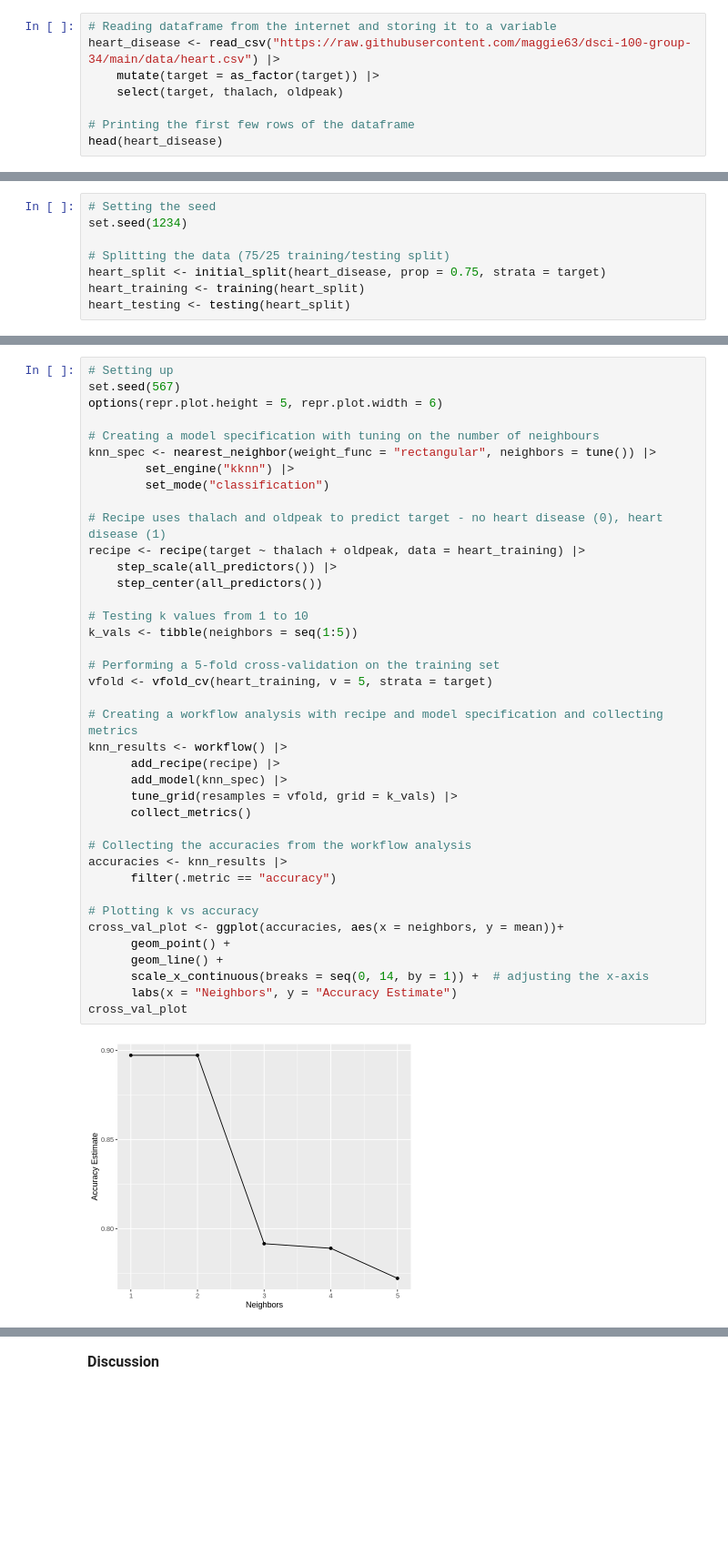
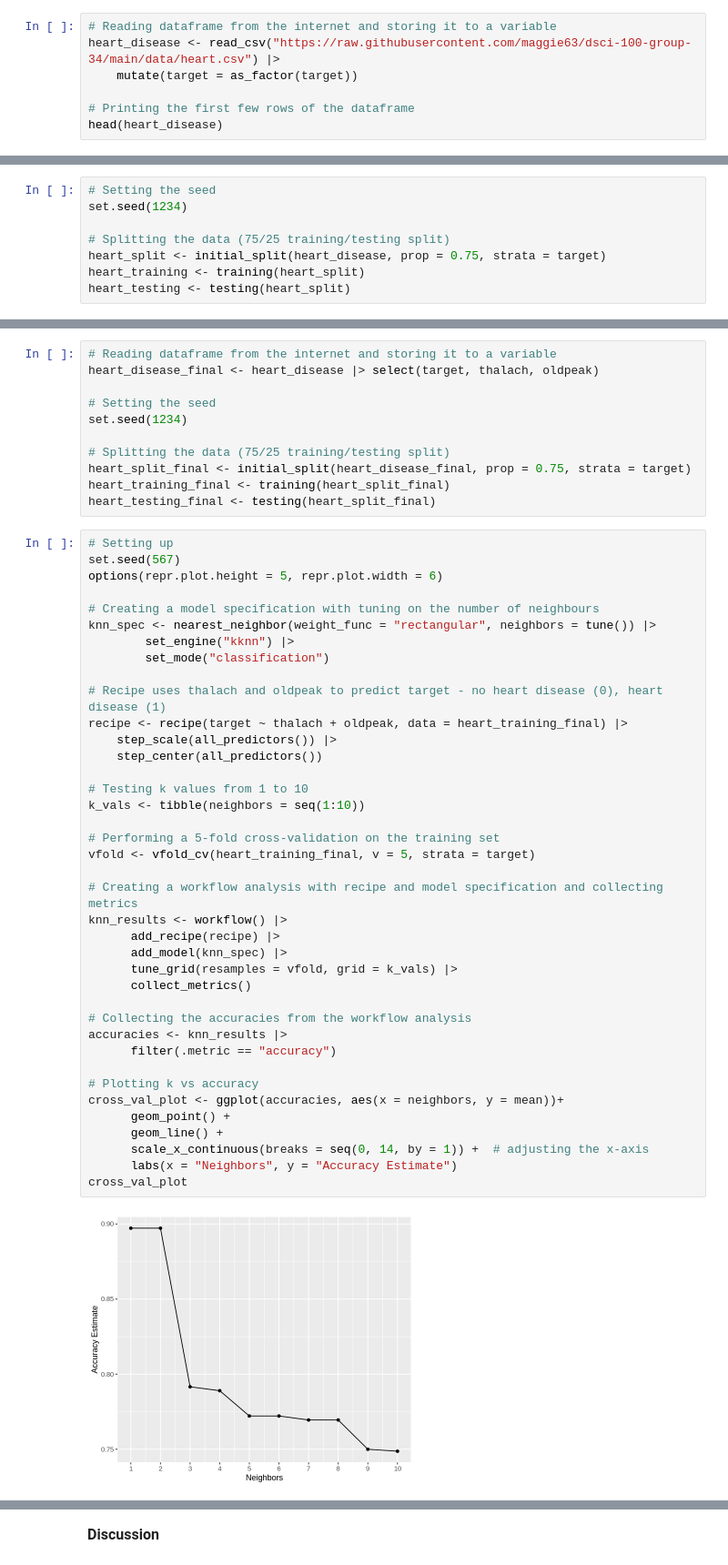
Before and after one commit to maggie63/dsci-100-group-34, a Jupyter notebook: report.ipynb, the cells around one changed output, grey strips where cells are left out. Shown: that part at 91% size. Saved outputs shown, nothing was run; the diff lists cells and outputs as text; blank space fills up the shorter version.

Commit message:
added visualization (danielle's code)

```diff
--- a/report.ipynb
+++ b/report.ipynb
@@ -40,8 +40,7 @@ library(patchwork)
 # %%
 # Reading dataframe from the internet and storing it to a variable
 heart_disease <- read_csv("https://raw.githubusercontent.com/maggie63/dsci-100-group-34/main/data/heart.csv") |>
-    mutate(target = as_factor(target)) |>
-    select(target, thalach, oldpeak)
+    mutate(target = as_factor(target))
 
 # Printing the first few rows of the dataframe
 head(heart_disease)
@@ -73,3 +134,14 @@ heart_testing <- testing(heart_split)
+# %%
+# Reading dataframe from the internet and storing it to a variable
+heart_disease_final <- heart_disease |> select(target, thalach, oldpeak)
+
+# Setting the seed
+set.seed(1234)
+
+# Splitting the data (75/25 training/testing split)
+heart_split_final <- initial_split(heart_disease_final, prop = 0.75, strata = target)
+heart_training_final <- training(heart_split_final)
+heart_testing_final <- testing(heart_split_final)
 # %%
 # Setting up
 set.seed(567)
@@ -80,37 +152,37 @@ knn_spec <- nearest_neighbor(weight_func = "rectangular", neighbors = tune()) |>
         set_engine("kknn") |>
         set_mode("classification")
 
 # Recipe uses thalach and oldpeak to predict target - no heart disease (0), heart disease (1)
-recipe <- recipe(target ~ thalach + oldpeak, data = heart_training) |>
+recipe <- recipe(target ~ thalach + oldpeak, data = heart_training_final) |>
     step_scale(all_predictors()) |>
     step_center(all_predictors())
 
 # Testing k values from 1 to 10
-k_vals <- tibble(neighbors = seq(1:5))
+k_vals <- tibble(neighbors = seq(1:10))
 
 # Performing a 5-fold cross-validation on the training set
-vfold <- vfold_cv(heart_training, v = 5, strata = target)
+vfold <- vfold_cv(heart_training_final, v = 5, strata = target)
 
 # Creating a workflow analysis with recipe and model specification and collecting metrics
 knn_results <- workflow() |>
       add_recipe(recipe) |>
       add_model(knn_spec) |>
       tune_grid(resamples = vfold, grid = k_vals) |>
       collect_metrics()
 
 # Collecting the accuracies from the workflow analysis
 accuracies <- knn_results |>
       filter(.metric == "accuracy")
 
 # Plotting k vs accuracy
 cross_val_plot <- ggplot(accuracies, aes(x = neighbors, y = mean))+
       geom_point() +
       geom_line() +
       scale_x_continuous(breaks = seq(0, 14, by = 1)) +  # adjusting the x-axis
       labs(x = "Neighbors", y = "Accuracy Estimate")
 cross_val_plot
 # %% [output]
-[figure, old version]
+[figure, new version]
 # %%
 # Creating a final model using k = 2
 final_spec <- nearest_neighbor(weight_func = "rectangular", neighbors = 2) |>
```
Also changed, not shown: parts of 5 cells of this notebook.
